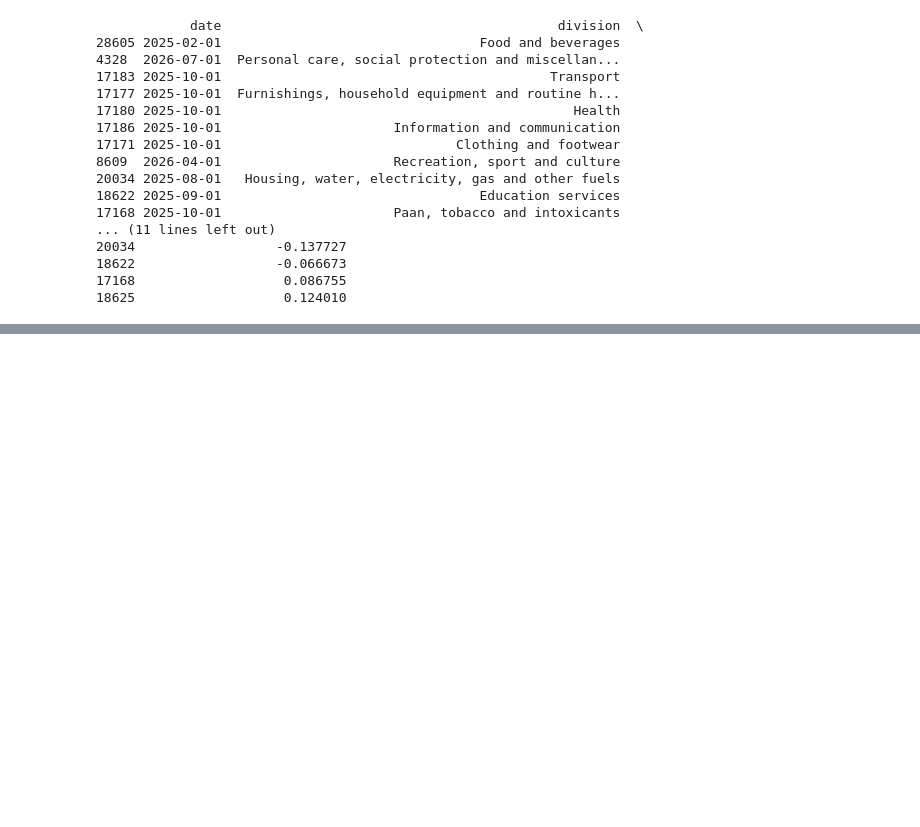
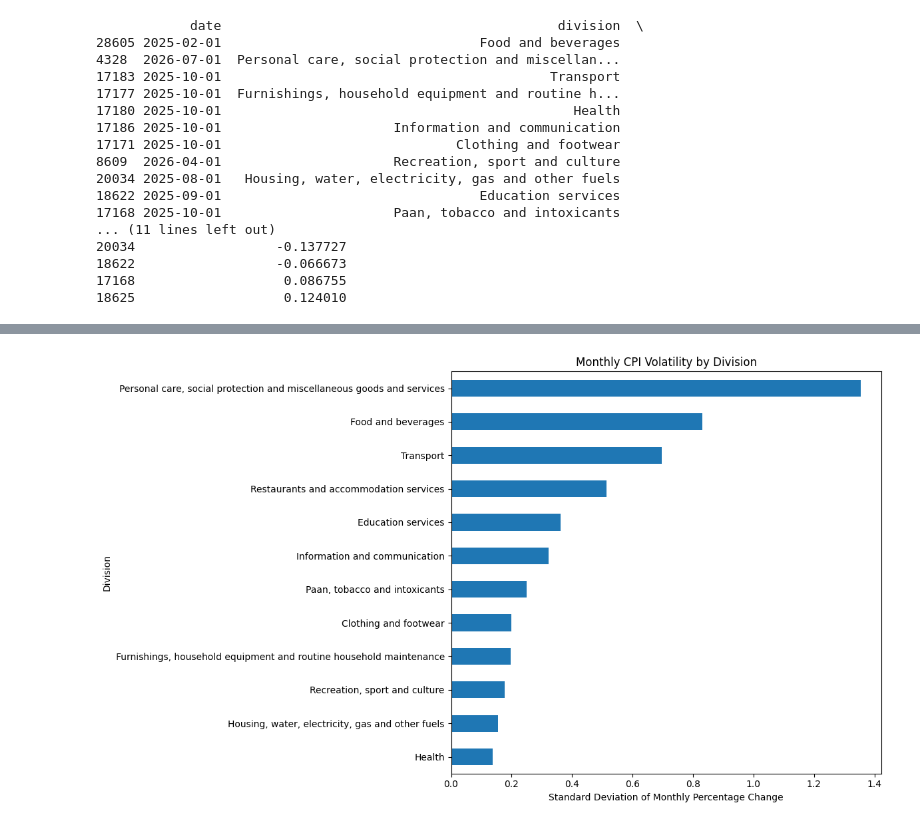
Before and after one commit to alwinbshaji/indian-economic-data-analysis-inflation-forecasting, a Jupyter notebook: Data_collection.ipynb, the cells around one changed output, grey strips where cells are left out. Saved outputs shown, nothing was run; the diff lists cells and outputs as text; code cells hidden in the pictures; blank space fills up the shorter version.

```diff
--- a/Data_collection.ipynb
+++ b/Data_collection.ipynb
@@ -875,3 +875,14 @@ print(lowest_monthly)
 18622                  -0.066673
 17168                   0.086755
 18625                   0.124010
+# %%
+
+# Calculate monthly CPI volatility for each division
+
+volatility = (
+    division_cpi.groupby('division')['monthly_percentage_change']
+    .std()
+    .sort_values(ascending=False)
+)
+
+print(volatility)
@@ -877,0 +904,14 @@ print(lowest_monthly)
+# %%
+
+plt.figure(figsize=(12, 7))
+
+volatility.sort_values().plot(kind='barh')
+
+plt.title('Monthly CPI Volatility by Division')
+plt.xlabel('Standard Deviation of Monthly Percentage Change')
+plt.ylabel('Division')
+
+plt.tight_layout()
+plt.show()
+# %% [output]
+[figure, added]
```
Also changed, not shown: parts of 24 cells of this notebook.
